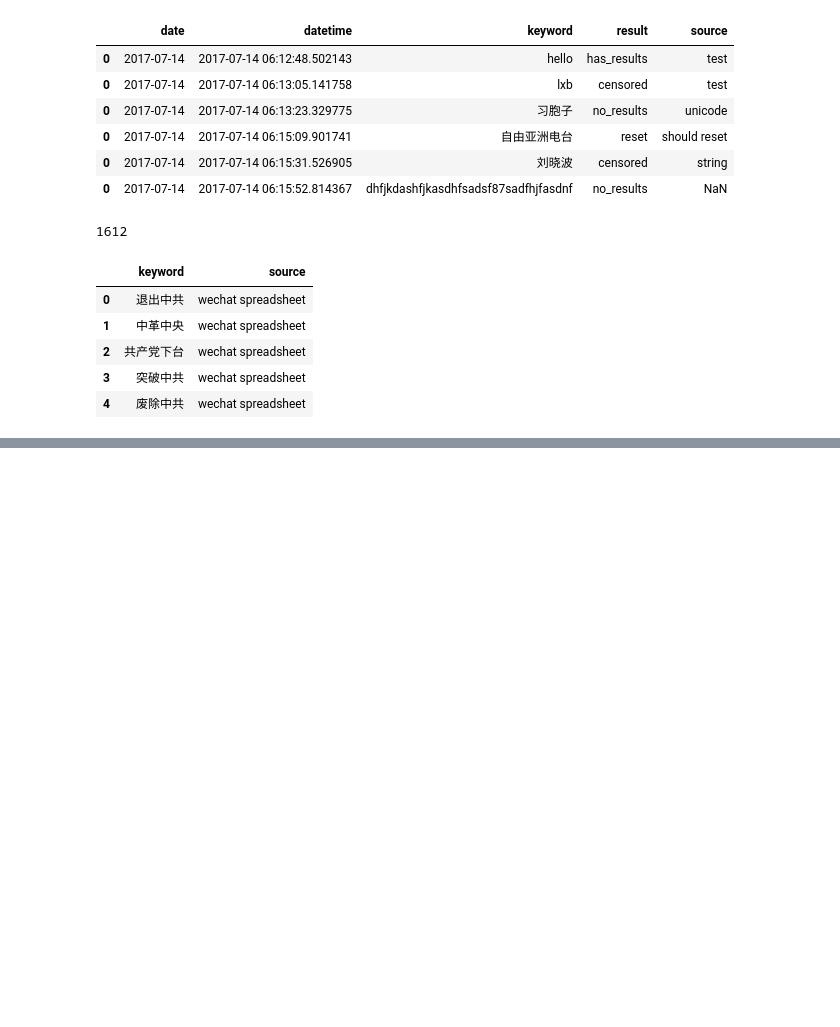
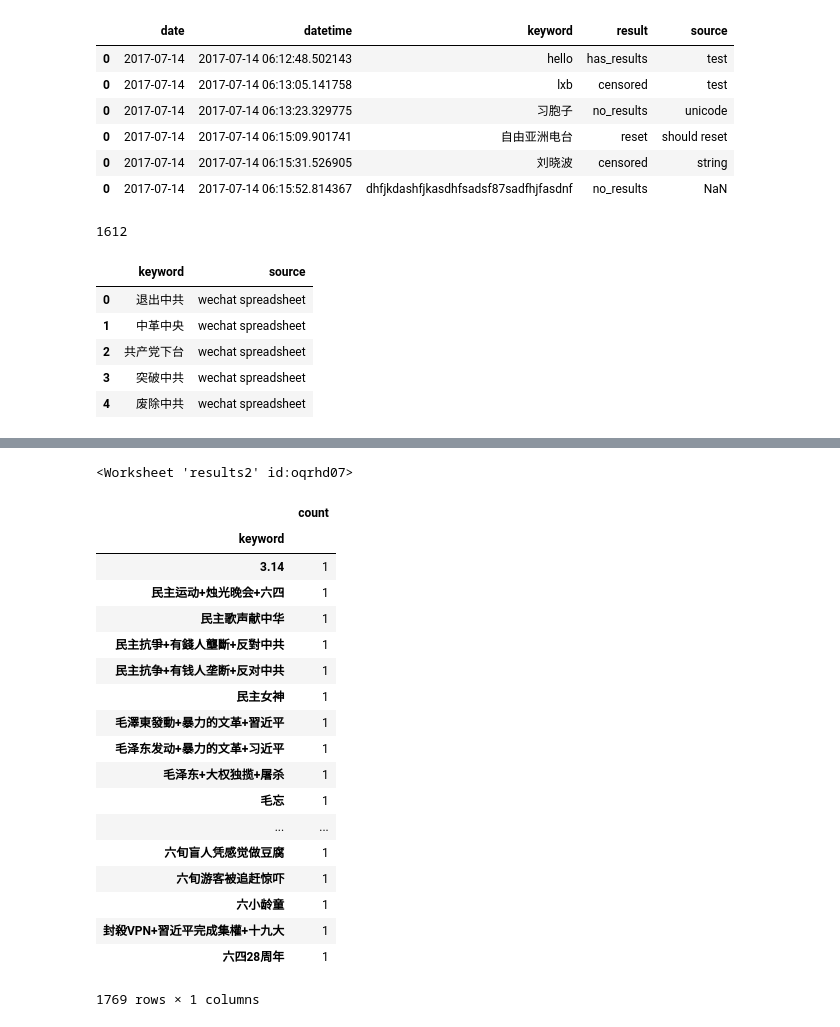
Before and after one commit to jasonqng/blocked-on-weibo, a Jupyter notebook: weibo-search-notebook.ipynb, the cells around one changed output, grey strips where cells are left out. Saved outputs shown, nothing was run; the diff lists cells and outputs as text; code cells hidden in the pictures; blank space fills up the shorter version.

```diff
--- a/weibo-search-notebook.ipynb
+++ b/weibo-search-notebook.ipynb
@@ -300,0 +459,3 @@ sample_df
+# %%
+results_df_less = results_df.query("source!='wechat_keywords' | (source=='wechat_keywords' and ( \
+                 notes=='Release of Liu Xiaob into Hospitical'))")
@@ -300,0 +464,27 @@ sample_df
+# %%
+from df2gspread import df2gspread as d2g
+d2g.upload(temp_df,"wechat_keywords",wks_name='results2',df_size=True)
+# %% [output]
+<Worksheet 'results2' id:oqrhd07>
+# %%
+results_df_less[~((results_df_less['keyword'].str.contains(u"劉曉波|刘晓波")) & (results_df_less['keyword'].str.len()>3))].groupby('keyword').size().to_frame("count").sort_values('count')
+# %% [output]
+|  | count |
+| keyword |  |
+| 3.14 | 1 |
+| 民主运动+烛光晚会+六四 | 1 |
+| 民主歌声献中华 | 1 |
+| 民主抗爭+有錢人壟斷+反對中共 | 1 |
+| 民主抗争+有钱人垄断+反对中共 | 1 |
+| 民主女神 | 1 |
+| 毛澤東發動+暴力的文革+習近平 | 1 |
+| 毛泽东发动+暴力的文革+习近平 | 1 |
+| 毛泽东+大权独揽+屠杀 | 1 |
+| 毛忘 | 1 |
+| ... | ... |
+| 六旬盲人凭感觉做豆腐 | 1 |
+| 六旬游客被追赶惊吓 | 1 |
+| 六小龄童 | 1 |
+| 封殺VPN+習近平完成集權+十九大 | 1 |
+| 六四28周年 | 1 |
+1769 rows × 1 columns
```
Also changed, not shown: parts of 25 cells of this notebook.
